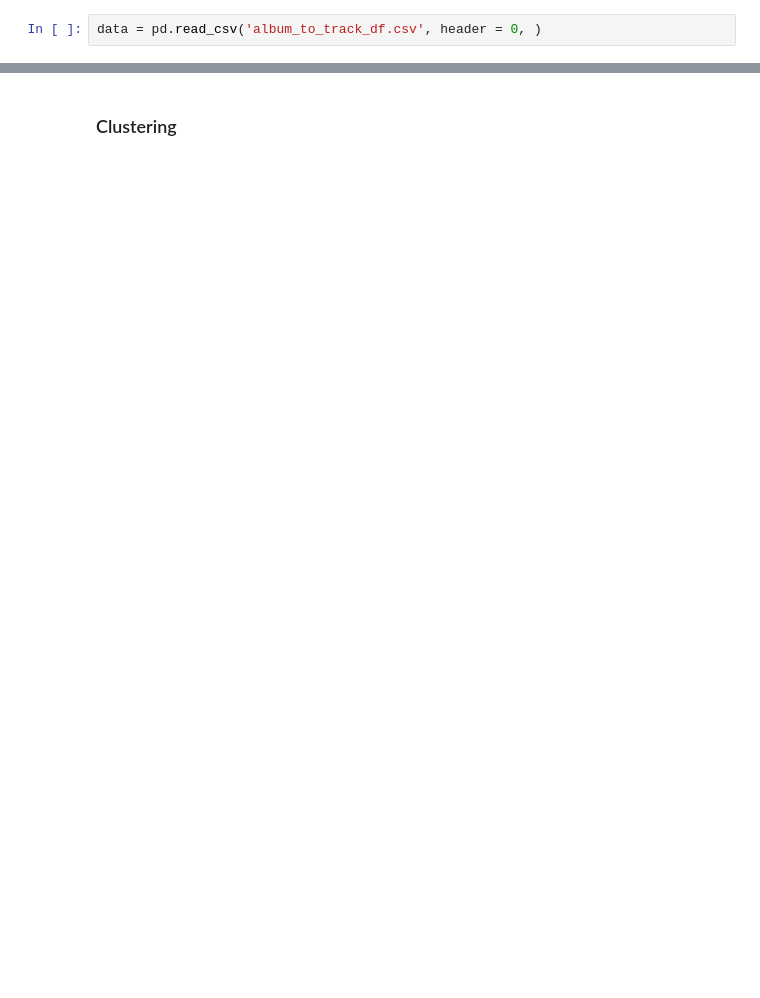
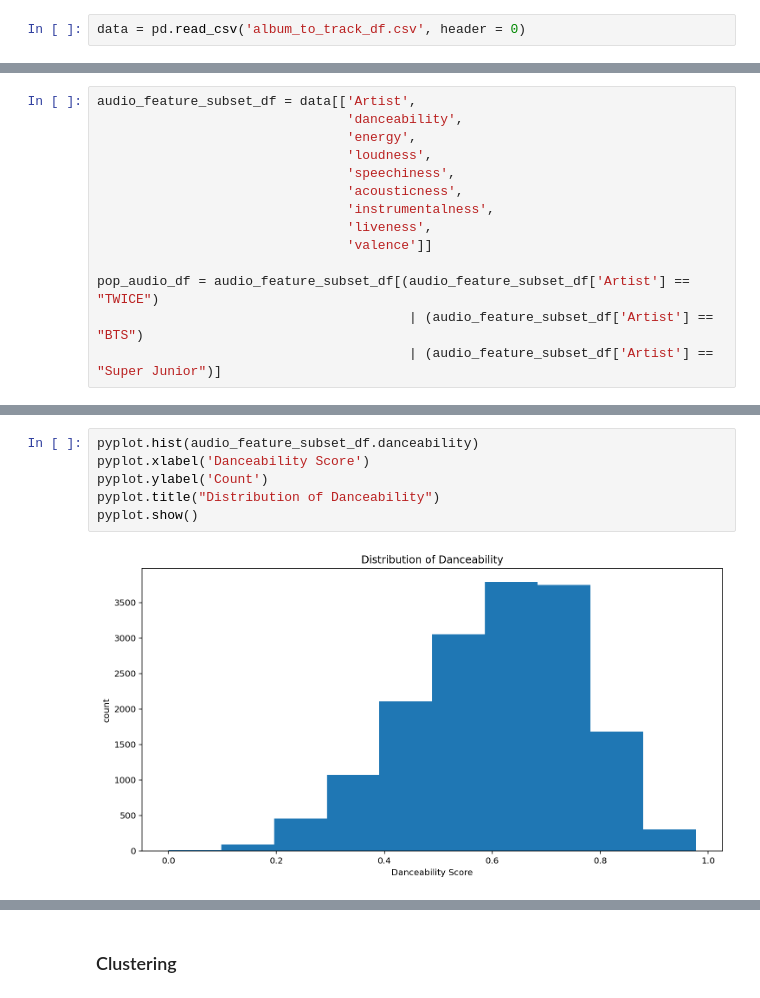
Before and after one commit to ericwan1/kmusic-recos, a Jupyter notebook: recc_eda.ipynb, the cells around one changed output, grey strips where cells are left out. Cells and saved outputs as stored; diff of their text form; blank space fills up the shorter version.

```diff
--- a/recc_eda.ipynb
+++ b/recc_eda.ipynb
@@ -3,5 +11,5 @@ import pandas as pd
 # %%
-data = pd.read_csv('album_to_track_df.csv', header = 0, )
+data = pd.read_csv('album_to_track_df.csv', header = 0)
 # %%
 data.head()
 # %% [output]
@@ -13,0 +64,14 @@ data.head()
+# %%
+audio_feature_subset_df = data[['Artist',
+                                'danceability',
+                                'energy',
+                                'loudness',
+                                'speechiness',
+                                'acousticness',
+                                'instrumentalness',
+                                'liveness',
+                                'valence']]
+
+pop_audio_df = audio_feature_subset_df[(audio_feature_subset_df['Artist'] == "TWICE")
+                                        | (audio_feature_subset_df['Artist'] == "BTS")
+                                        | (audio_feature_subset_df['Artist'] == "Super Junior")]
@@ -13,0 +93,8 @@ data.head()
+# %%
+pyplot.hist(audio_feature_subset_df.danceability)
+pyplot.xlabel('Danceability Score')
+pyplot.ylabel('Count')
+pyplot.title("Distribution of Danceability")
+pyplot.show()
+# %% [output]
+[figure, added]
```
Also changed, not shown: parts of 68 cells of this notebook.
